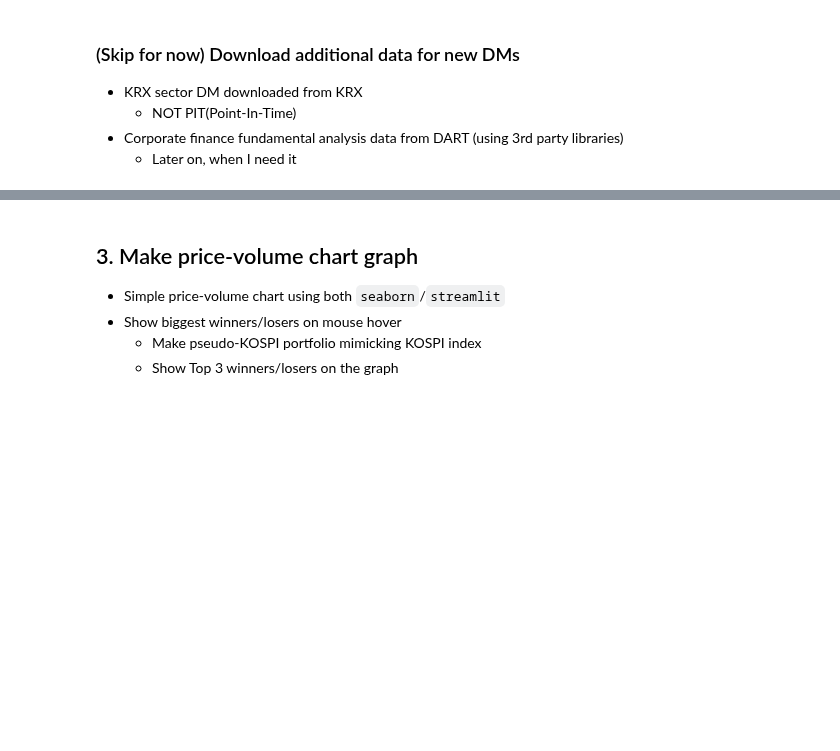
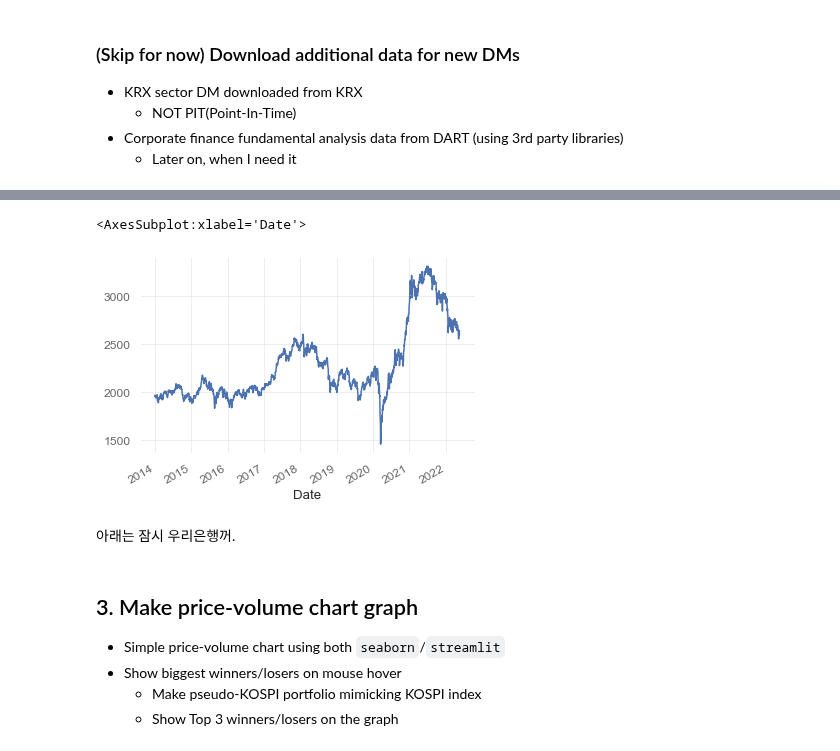
Before and after one commit to jaepil-choi/korquanttools, a Jupyter notebook: notebooks/financedashboard.ipynb, the cells around one changed output, grey strips where cells are left out. Cells and saved outputs as stored; diff of their text form; code cells hidden in the pictures; blank space fills up the shorter version.

```diff
--- a/notebooks/financedashboard.ipynb
+++ b/notebooks/financedashboard.ipynb
@@ -242,0 +204,7 @@ JSONDecodeError: Expecting value: line 1 column 1 (char 0)
+# %%
+kospi_index_df['Close'].plot()
+# %% [output]
+<AxesSubplot:xlabel='Date'>
+[figure, added]
+# %% [markdown]
+아래는 잠시 우리은행꺼.
```
Also changed, not shown: parts of 27 cells of this notebook.
